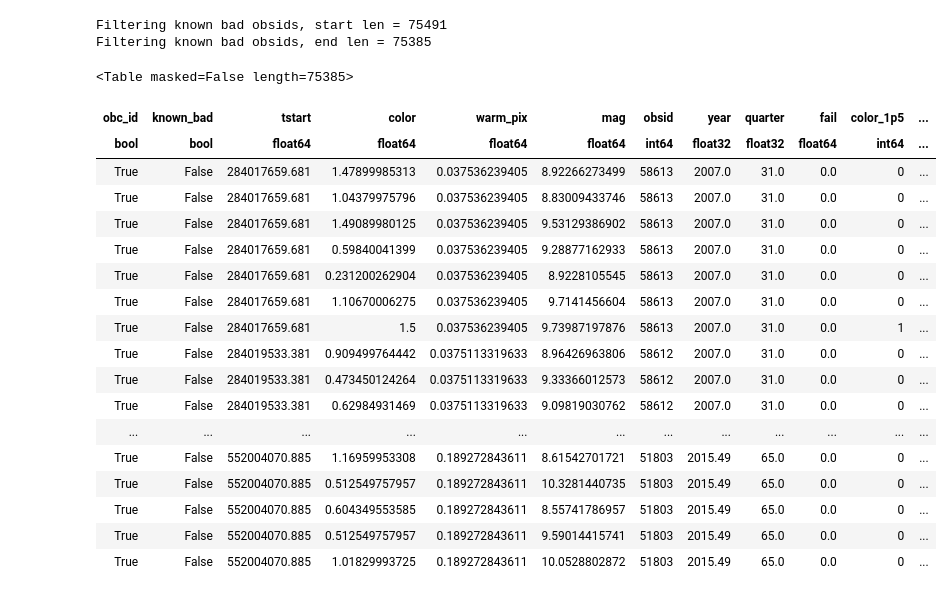
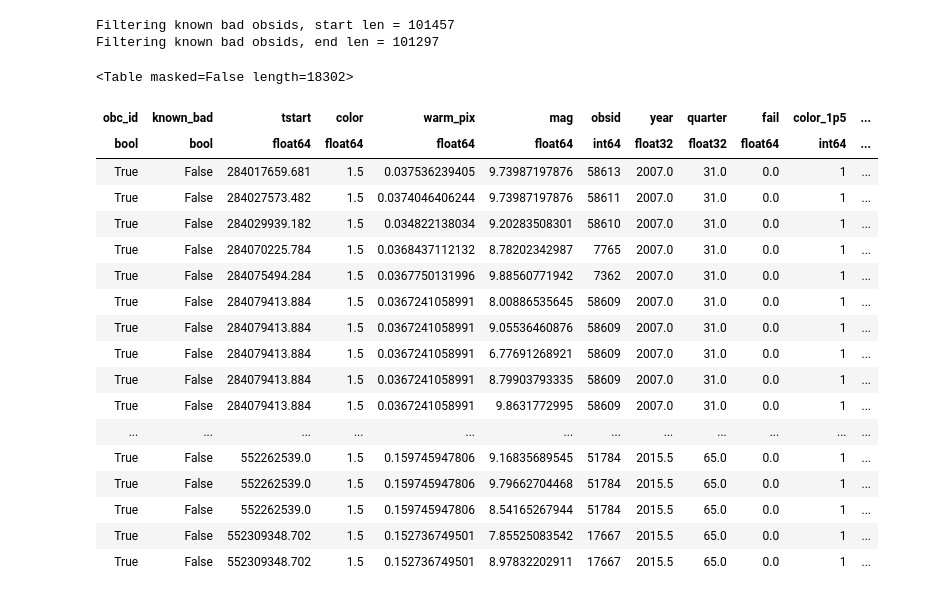
Before and after one commit to sot/state_of_aca, a Jupyter notebook: fit_sota_model_probit.ipynb, the cells around one changed output. Saved outputs shown, nothing was run; the diff lists cells and outputs as text; code cells hidden in the pictures.

```diff
--- a/fit_sota_model_probit.ipynb
+++ b/fit_sota_model_probit.ipynb
@@ -52,7 +54,7 @@ acqs['color_1p5'] = np.where(acqs['color'] == 1.5, 1, 0)
 data_all = acqs.group_by('quarter')
 data_all['mag10'] = data_all['mag'] - 10.0
 data_all.sort('year')
-ok = (data_all['year'] > 2007) & (data_all['mag'] > 8.5) & (data_all['mag'] < 11.0)
+ok = (data_all['year'] > 2007) & (data_all['mag'] > 6.0) & (data_all['mag'] < 11.0)
 data_all = data_all[ok]
 data_all = data_all.group_by('quarter')
 data_mean = data_all.groups.aggregate(np.mean)
@@ -70,30 +72,30 @@ for badid in bad_obsids:
 data_all = data_all[ok]
 print('Filtering known bad obsids, end len = {}'.format(len(data_all)))
 # %% [output]
-Filtering known bad obsids, start len = 75491
-Filtering known bad obsids, end len = 75385
+Filtering known bad obsids, start len = 101457
+Filtering known bad obsids, end len = 101297
 # %%
 # SET DATA FILTERING for this run
-# data_all = data_all[data_all['color'] == 1.5]
+data_all = data_all[data_all['color'] == 1.5]
 data_all
 # %% [output]
-<Table masked=False length=75385>
+<Table masked=False length=18302>
 | obc_id | known_bad | tstart | color | warm_pix | mag | obsid | year | quarter | fail | color_1p5 | ... |
 | bool | bool | float64 | float64 | float64 | float64 | int64 | float32 | float32 | float64 | int64 | ... |
-| True | False | 284017659.681 | 1.47899985313 | 0.037536239405 | 8.92266273499 | 58613 | 2007.0 | 31.0 | 0.0 | 0 | ... |
-| True | False | 284017659.681 | 1.04379975796 | 0.037536239405 | 8.83009433746 | 58613 | 2007.0 | 31.0 | 0.0 | 0 | ... |
-| True | False | 284017659.681 | 1.49089980125 | 0.037536239405 | 9.53129386902 | 58613 | 2007.0 | 31.0 | 0.0 | 0 | ... |
-| True | False | 284017659.681 | 0.59840041399 | 0.037536239405 | 9.28877162933 | 58613 | 2007.0 | 31.0 | 0.0 | 0 | ... |
-| True | False | 284017659.681 | 0.231200262904 | 0.037536239405 | 8.9228105545 | 58613 | 2007.0 | 31.0 | 0.0 | 0 | ... |
-| True | False | 284017659.681 | 1.10670006275 | 0.037536239405 | 9.7141456604 | 58613 | 2007.0 | 31.0 | 0.0 | 0 | ... |
 | True | False | 284017659.681 | 1.5 | 0.037536239405 | 9.73987197876 | 58613 | 2007.0 | 31.0 | 0.0 | 1 | ... |
-| True | False | 284019533.381 | 0.909499764442 | 0.0375113319633 | 8.96426963806 | 58612 | 2007.0 | 31.0 | 0.0 | 0 | ... |
-| True | False | 284019533.381 | 0.473450124264 | 0.0375113319633 | 9.33366012573 | 58612 | 2007.0 | 31.0 | 0.0 | 0 | ... |
-| True | False | 284019533.381 | 0.62984931469 | 0.0375113319633 | 9.09819030762 | 58612 | 2007.0 | 31.0 | 0.0 | 0 | ... |
+| True | False | 284027573.482 | 1.5 | 0.0374046406244 | 9.73987197876 | 58611 | 2007.0 | 31.0 | 0.0 | 1 | ... |
+| True | False | 284029939.182 | 1.5 | 0.034822138034 | 9.20283508301 | 58610 | 2007.0 | 31.0 | 0.0 | 1 | ... |
+| True | False | 284070225.784 | 1.5 | 0.0368437112132 | 8.78202342987 | 7765 | 2007.0 | 31.0 | 0.0 | 1 | ... |
+| True | False | 284075494.284 | 1.5 | 0.0367750131996 | 9.88560771942 | 7362 | 2007.0 | 31.0 | 0.0 | 1 | ... |
+| True | False | 284079413.884 | 1.5 | 0.0367241058991 | 8.00886535645 | 58609 | 2007.0 | 31.0 | 0.0 | 1 | ... |
+| True | False | 284079413.884 | 1.5 | 0.0367241058991 | 9.05536460876 | 58609 | 2007.0 | 31.0 | 0.0 | 1 | ... |
+| True | False | 284079413.884 | 1.5 | 0.0367241058991 | 6.77691268921 | 58609 | 2007.0 | 31.0 | 0.0 | 1 | ... |
+| True | False | 284079413.884 | 1.5 | 0.0367241058991 | 8.79903793335 | 58609 | 2007.0 | 31.0 | 0.0 | 1 | ... |
+| True | False | 284079413.884 | 1.5 | 0.0367241058991 | 9.8631772995 | 58609 | 2007.0 | 31.0 | 0.0 | 1 | ... |
 | ... | ... | ... | ... | ... | ... | ... | ... | ... | ... | ... | ... |
-| True | False | 552004070.885 | 1.16959953308 | 0.189272843611 | 8.61542701721 | 51803 | 2015.49 | 65.0 | 0.0 | 0 | ... |
-| True | False | 552004070.885 | 0.512549757957 | 0.189272843611 | 10.3281440735 | 51803 | 2015.49 | 65.0 | 0.0 | 0 | ... |
-| True | False | 552004070.885 | 0.604349553585 | 0.189272843611 | 8.55741786957 | 51803 | 2015.49 | 65.0 | 0.0 | 0 | ... |
-| True | False | 552004070.885 | 0.512549757957 | 0.189272843611 | 9.59014415741 | 51803 | 2015.49 | 65.0 | 0.0 | 0 | ... |
-| True | False | 552004070.885 | 1.01829993725 | 0.189272843611 | 10.0528802872 | 51803 | 2015.49 | 65.0 | 0.0 | 0 | ... |
+| True | False | 552262539.0 | 1.5 | 0.159745947806 | 9.16835689545 | 51784 | 2015.5 | 65.0 | 0.0 | 1 | ... |
+| True | False | 552262539.0 | 1.5 | 0.159745947806 | 9.79662704468 | 51784 | 2015.5 | 65.0 | 0.0 | 1 | ... |
+| True | False | 552262539.0 | 1.5 | 0.159745947806 | 8.54165267944 | 51784 | 2015.5 | 65.0 | 0.0 | 1 | ... |
+| True | False | 552309348.702 | 1.5 | 0.152736749501 | 7.85525083542 | 17667 | 2015.5 | 65.0 | 0.0 | 1 | ... |
+| True | False | 552309348.702 | 1.5 | 0.152736749501 | 8.97832202911 | 17667 | 2015.5 | 65.0 | 0.0 | 1 | ... |
 # %%
```
Also changed, not shown: parts of 16 cells of this notebook.
